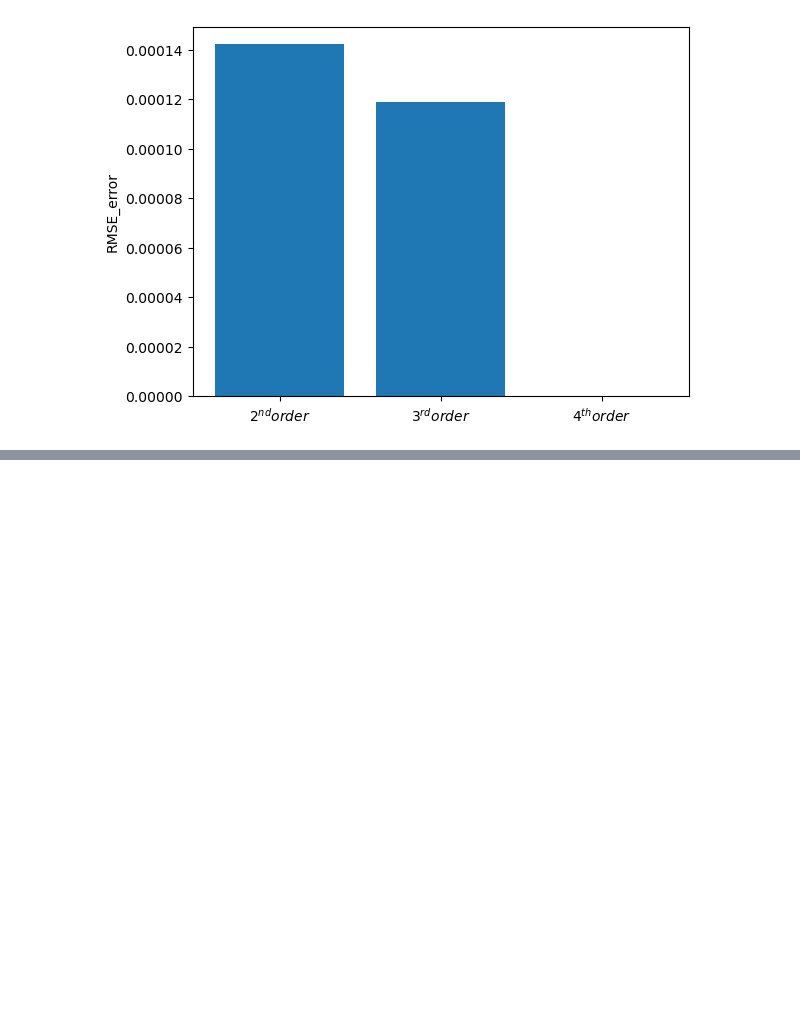
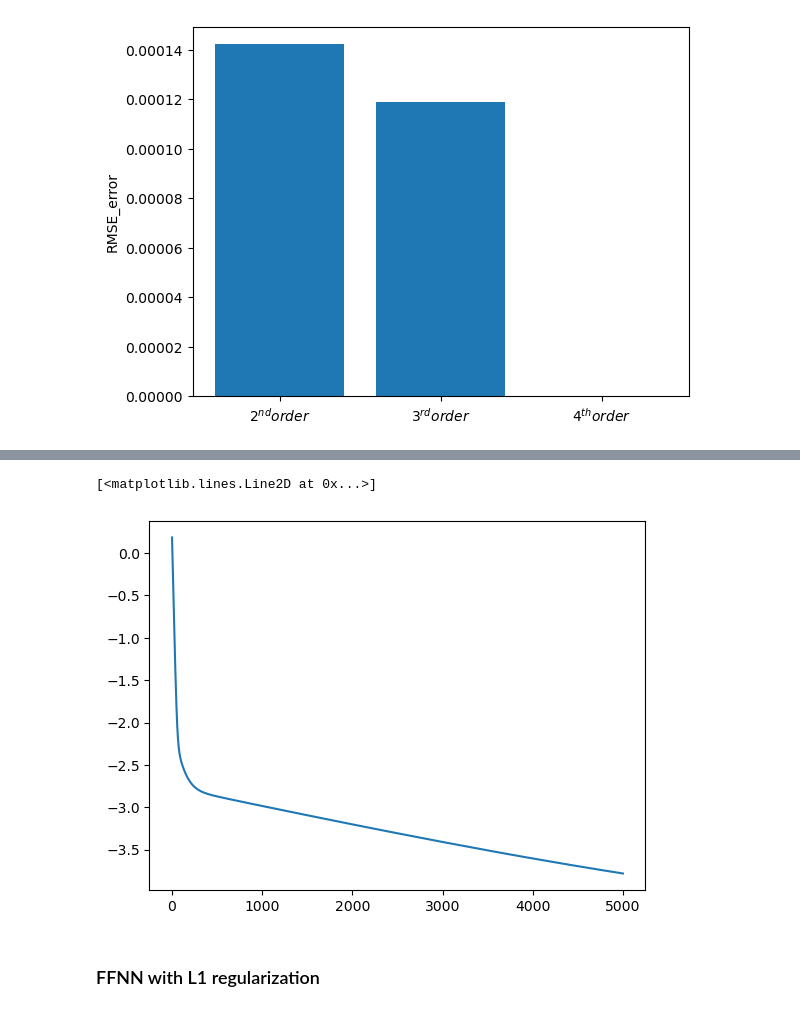
Before and after one commit to piyamure/PHY_Brad, a Jupyter notebook: fit_magtic_field_line.ipynb, the cells around one changed output, grey strips where cells are left out. Saved outputs shown, nothing was run; the diff lists cells and outputs as text; code cells hidden in the pictures; blank space fills up the shorter version.

```diff
--- a/fit_magtic_field_line.ipynb
+++ b/fit_magtic_field_line.ipynb
@@ -155,0 +178,7 @@ plt.plot(x_axis,Bz_predicted)
+# %%
+plt.plot(np.arange(n_epochs),np.log10(loss))
+# %% [output]
+[<matplotlib.lines.Line2D at 0x...>]
+[figure, added]
+# %% [markdown]
+### FFNN with L1 regularization
```
Also changed, not shown: parts of 15 cells of this notebook.
